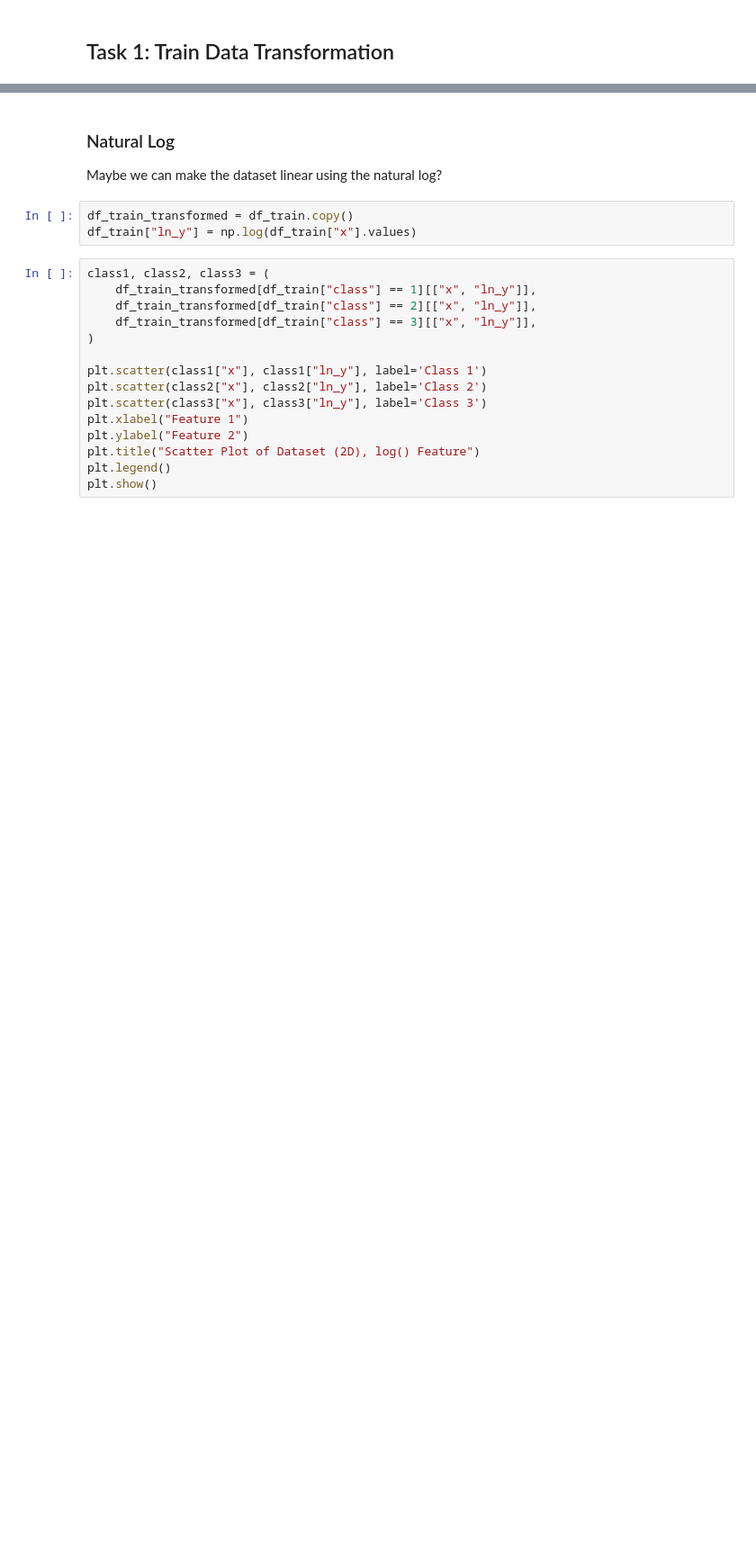
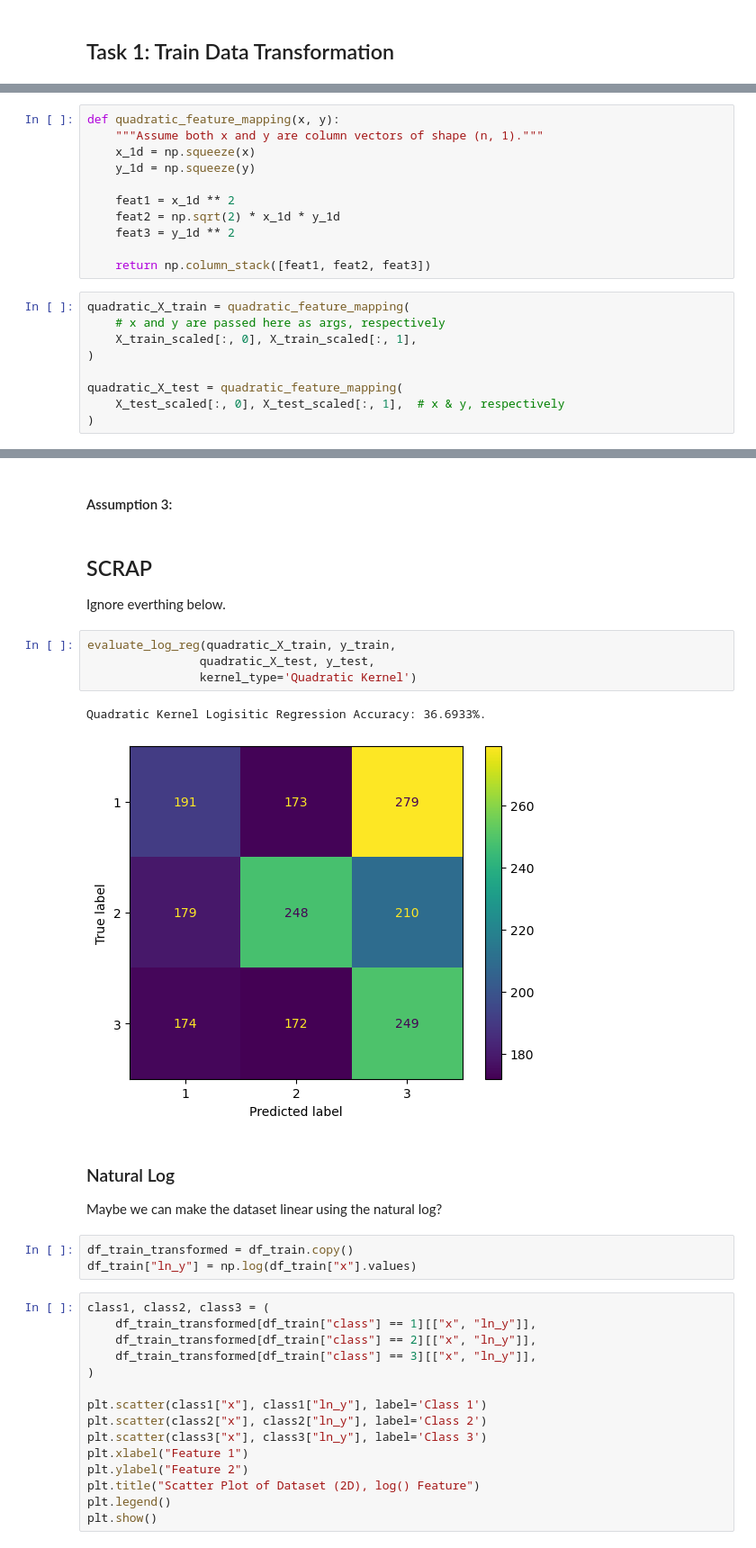
Before and after one commit to UPstartDeveloper/ML-Fundamentals-and-Apps, a Jupyter notebook: SyedRaza_Project1/SyedRaza_Project1.ipynb, the cells around one changed output, grey strips where cells are left out. Shown: that part at 90% size. Saved outputs shown, nothing was run; the diff lists cells and outputs as text; blank space fills up the shorter version.

```diff
--- a/SyedRaza_Project1/SyedRaza_Project1.ipynb
+++ b/SyedRaza_Project1/SyedRaza_Project1.ipynb
@@ -111,0 +127,20 @@ plt.show()
+# %%
+def quadratic_feature_mapping(x, y):
+    """Assume both x and y are column vectors of shape (n, 1)."""
+    x_1d = np.squeeze(x)
+    y_1d = np.squeeze(y)
+
+    feat1 = x_1d ** 2
+    feat2 = np.sqrt(2) * x_1d * y_1d
+    feat3 = y_1d ** 2
+
+    return np.column_stack([feat1, feat2, feat3])
+# %%
+quadratic_X_train = quadratic_feature_mapping(
+    # x and y are passed here as args, respectively
+    X_train_scaled[:, 0], X_train_scaled[:, 1],
+)
+
+quadratic_X_test = quadratic_feature_mapping(
+    X_test_scaled[:, 0], X_test_scaled[:, 1],  # x & y, respectively
+)
@@ -112,3 +198,15 @@ plt.show()
+# %% [markdown]
+#### Assumption 3:
+# %% [markdown]
+## SCRAP
+Ignore everthing below.
+# %%
+evaluate_log_reg(quadratic_X_train, y_train,
+                quadratic_X_test, y_test,
+                kernel_type='Quadratic Kernel')
+# %% [output]
+Quadratic Kernel Logisitic Regression Accuracy: 36.6933%.
+[figure, added]
 # %% [markdown]
 ### Natural Log
 
```
Also changed, not shown: parts of 21 cells of this notebook, 1 other file.
